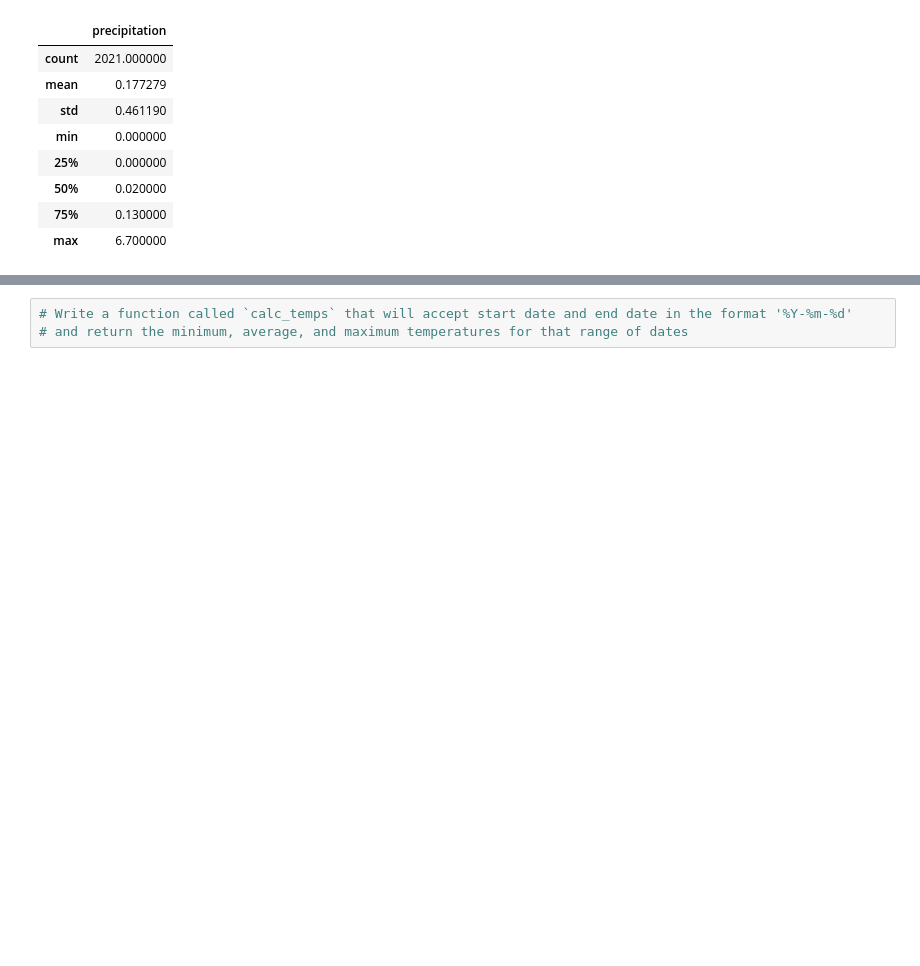
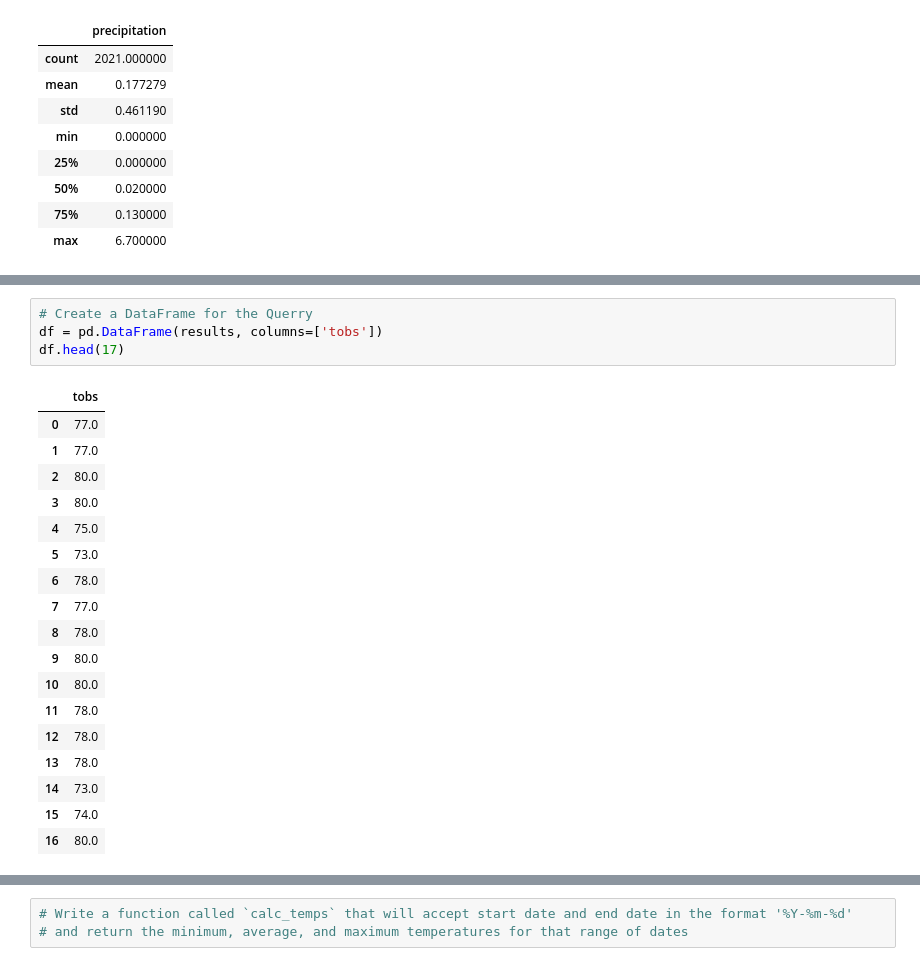
Before and after one commit to LDBologni/Surfs_Up, a Jupyter notebook: climate_analysis.ipynb, the cells around one changed output, grey strips where cells are left out. Saved outputs shown, nothing was run; the diff lists cells and outputs as text; blank space fills up the shorter version.

```diff
--- a/climate_analysis.ipynb
+++ b/climate_analysis.ipynb
@@ -103,0 +150,23 @@ df.describe()
+# %%
+# Create a DataFrame for the Querry
+df = pd.DataFrame(results, columns=['tobs'])
+df.head(17)
+# %% [output]
+|  | tobs |
+| 0 | 77.0 |
+| 1 | 77.0 |
+| 2 | 80.0 |
+| 3 | 80.0 |
+| 4 | 75.0 |
+| 5 | 73.0 |
+| 6 | 78.0 |
+| 7 | 77.0 |
+| 8 | 78.0 |
+| 9 | 80.0 |
+| 10 | 80.0 |
+| 11 | 78.0 |
+| 12 | 78.0 |
+| 13 | 78.0 |
+| 14 | 73.0 |
+| 15 | 74.0 |
+| 16 | 80.0 |
```
Also changed, not shown: parts of 8 cells of this notebook.
